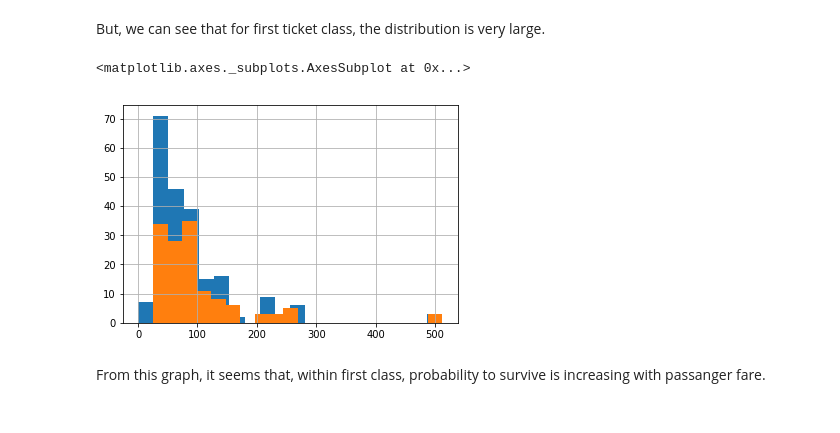
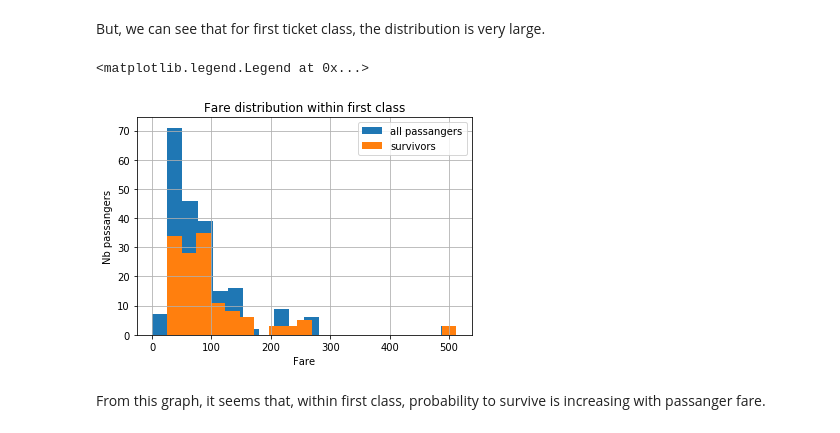
Before and after one commit to cocquerel/titanic, a Jupyter notebook: titanic.ipynb, the cells around one changed output. Cells and saved outputs as stored; diff of their text form; code cells hidden in the pictures.

```diff
--- a/titanic.ipynb
+++ b/titanic.ipynb
@@ -261,10 +285,14 @@ ax=passangers.boxplot('Fare',by='Pclass')
 # %% [markdown]
 But, we can see that for first ticket class, the distribution is very large.
 # %%
-passangers[passangers['Pclass']==1]['Fare'].hist(bins=20)
-passangers[(passangers['Survived']==1) & (passangers['Pclass']==1)]['Fare'].hist(bins=20)
+passangers[passangers['Pclass']==1]['Fare'].hist(bins=20,label='all passangers')
+ax=passangers[(passangers['Survived']==1) & (passangers['Pclass']==1)]['Fare'].hist(bins=20,label='survivors')
+ax.set_title('Fare distribution within first class')
+ax.set_xlabel('Fare')
+ax.set_ylabel('Nb passangers')
+ax.legend()
 # %% [output]
-<matplotlib.axes._subplots.AxesSubplot at 0x...>
+<matplotlib.legend.Legend at 0x...>
-[figure, old version]
+[figure, new version]
 # %% [markdown]
 From this graph, it seems that, within first class, probability to survive is increasing with passanger fare.
```
Also changed, not shown: parts of 24 cells of this notebook.
